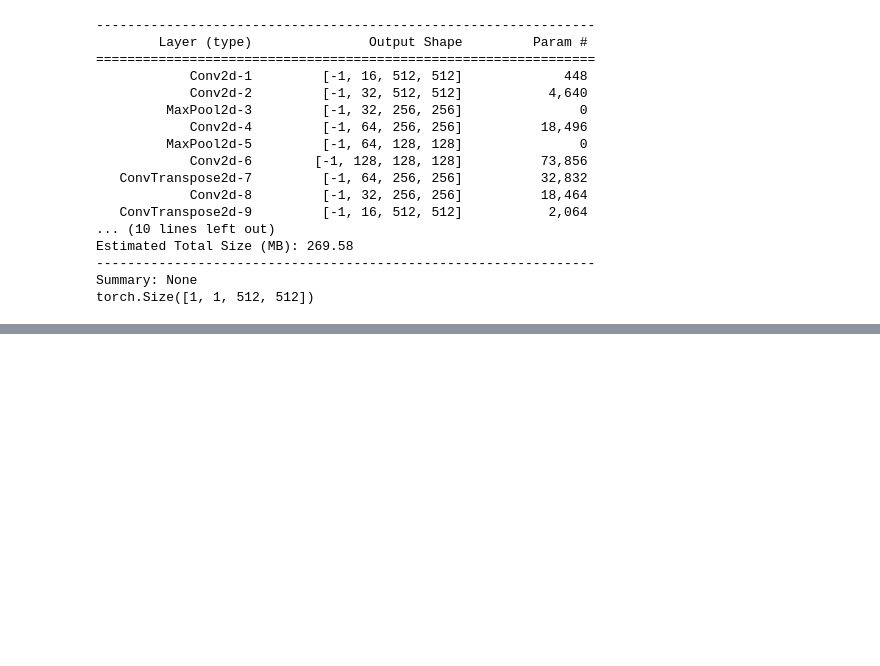
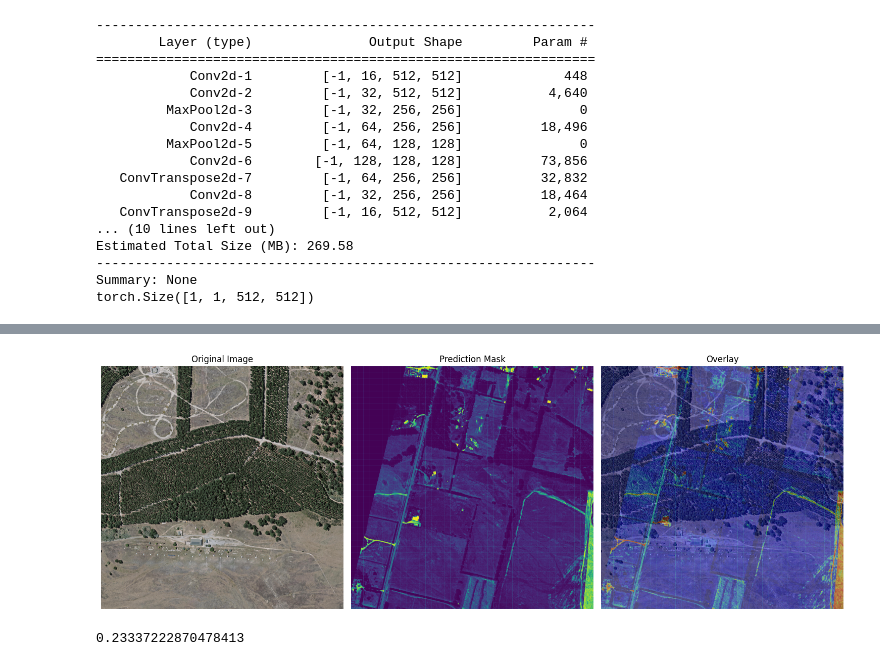
Before and after one commit to ashiph-ui/RoofDetection, a Jupyter notebook: EDA.ipynb, the cells around one changed output, grey strips where cells are left out. Saved outputs shown, nothing was run; the diff lists cells and outputs as text; code cells hidden in the pictures; blank space fills up the shorter version.

Commit message:
predictions shown, underfitting but interestingly also getting roads, which is useful...

```diff
--- a/EDA.ipynb
+++ b/EDA.ipynb
@@ -81,7 +85,8 @@ train_data = MultiFileRoofDataset(
     mask_dir="data/train/label",
     patch_size=512,
     stride=256,
-    augment=True
+    augment=True,
+    subset_size=200
 )
 train_loader = torch.utils.data.DataLoader(
     train_data,
@@ -95,7 +100,8 @@ val_data = MultiFileRoofDataset(
     mask_dir="data/val/label",
     patch_size=512,
     stride=256,
-    augment=True
+    augment=True,
+    subset_size=40
 )
 train_loader = torch.utils.data.DataLoader(
     val_data,
@@ -283,0 +418,52 @@ KeyboardInterrupt:
+# %%
+import matplotlib.pyplot as plt
+import numpy as np
+import rasterio
+from rasterio.plot import show
+
+def visualize_prediction(image_path, prediction, figsize=(15, 10)):
+    """
+    Visualize original image, prediction mask, and overlay side-by-side
+
+    Args:
+        image_path: Path to original geospatial image
+        prediction: Numpy array of predictions (H,W)
+        figsize: Figure size (width, height)
+    """
+    # Open original image
+    with rasterio.open(image_path) as src:
+        img = src.read()
+
+        # Handle single-channel images
+        if img.shape[0] == 1:
+            img = np.repeat(img, 3, axis=0)  # Convert to RGB
+        elif img.shape[0] > 3:  # If multiband, take first 3 bands
+            img = img[:3]
+
+        # Normalize image for display
+        img = np.moveaxis(img, 0, -1)  # Change from (C,H,W) to (H,W,C)
+        img = (img - img.min()) / (img.max() - img.min())
+
+    # Create figure
+    fig, (ax1, ax2, ax3) = plt.subplots(1, 3, figsize=figsize)
+
+    # Original Image
+    ax1.imshow(img)
+    ax1.set_title('Original Image')
+    ax1.axis('off')
+
+    # Prediction Mask
+    ax2.imshow(prediction, cmap='viridis')
+    ax2.set_title('Prediction Mask')
+    ax2.axis('off')
+
+    # Overlay
+    ax3.imshow(img)
+    ax3.imshow(prediction, cmap='jet', alpha=0.4)  # 40% transparency
+    ax3.set_title('Overlay')
+    ax3.axis('off')
+
+    plt.tight_layout()
+    plt.show()
+# %% [output]
+[figure, added]
@@ -283,0 +480,4 @@ KeyboardInterrupt:
+# %%
+200/len(os.listdir(os.getcwd() + "\\data\\train\\image")) # Roughly 20% of the data and using a simple model to reduce computation
+# %% [output]
+0.23337222870478413
```
Also changed, not shown: parts of 5 cells of this notebook, 1 other file.
